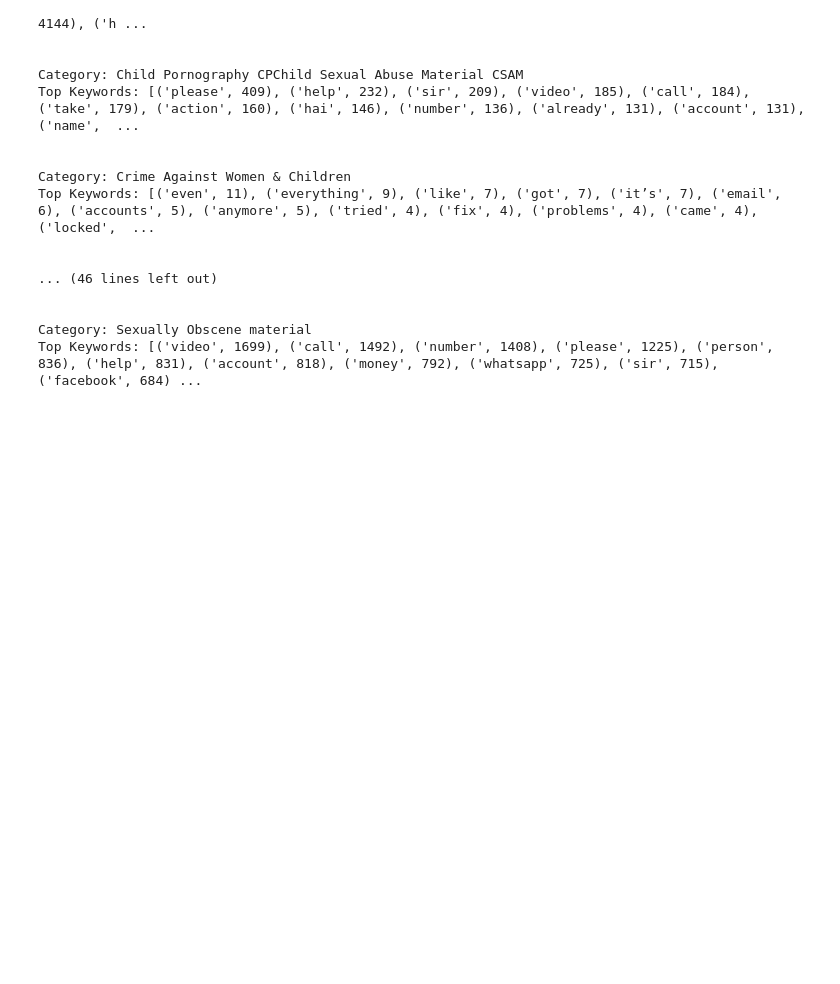
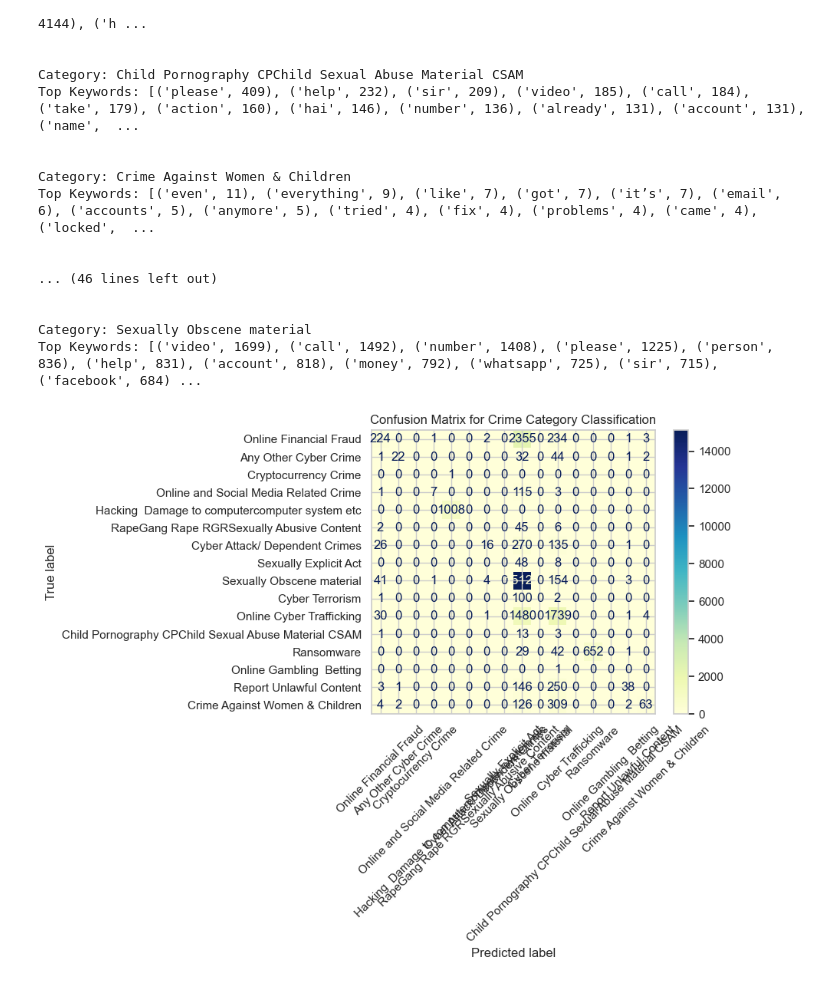
Before and after one commit to PR-HARIHARAN/NLP_Hack_2024, a Jupyter notebook: EDA/EDA.ipynb, the cells around one changed output. Cells and saved outputs as stored; diff of their text form; code cells hidden in the pictures; blank space fills up the shorter version.

Commit message:
Eda and model Updated

```diff
--- a/EDA/EDA.ipynb
+++ b/EDA/EDA.ipynb
@@ -240,0 +246,29 @@ Top Keywords: [('video', 1699), ('call', 1492), ('number', 1408), ('please', 122
+# %%
+X = data0['crimeaditionalinfo'].fillna('')  # Features (text data)
+y = data0['category']  # Target (crime category)
+
+# Convert text data to numerical features using TF-IDF
+vectorizer = TfidfVectorizer(max_features=5000)  # You can adjust max_features as needed
+X_tfidf = vectorizer.fit_transform(X)
+
+# Split into training and testing sets
+X_train, X_test, y_train, y_test = train_test_split(X_tfidf, y, test_size=0.2, random_state=42)
+
+# Step 2: Train the Model
+model = RandomForestClassifier(random_state=42)
+model.fit(X_train, y_train)
+
+# Step 3: Predict and Evaluate
+y_pred = model.predict(X_test)
+
+# Step 4: Confusion Matrix
+conf_matrix = confusion_matrix(y_test, y_pred)
+
+# Display the Confusion Matrix
+# Use y_test.unique() for display labels instead of model.classes_ to avoid mismatch
+disp = ConfusionMatrixDisplay(confusion_matrix=conf_matrix, display_labels=y_test.unique())
+disp.plot(cmap='YlGnBu', xticks_rotation=45)
+plt.title("Confusion Matrix for Crime Category Classification")
+plt.show()
+# %% [output]
+[figure, added]
```
Also changed, not shown: parts of 1 cell of this notebook, 1 other file.
